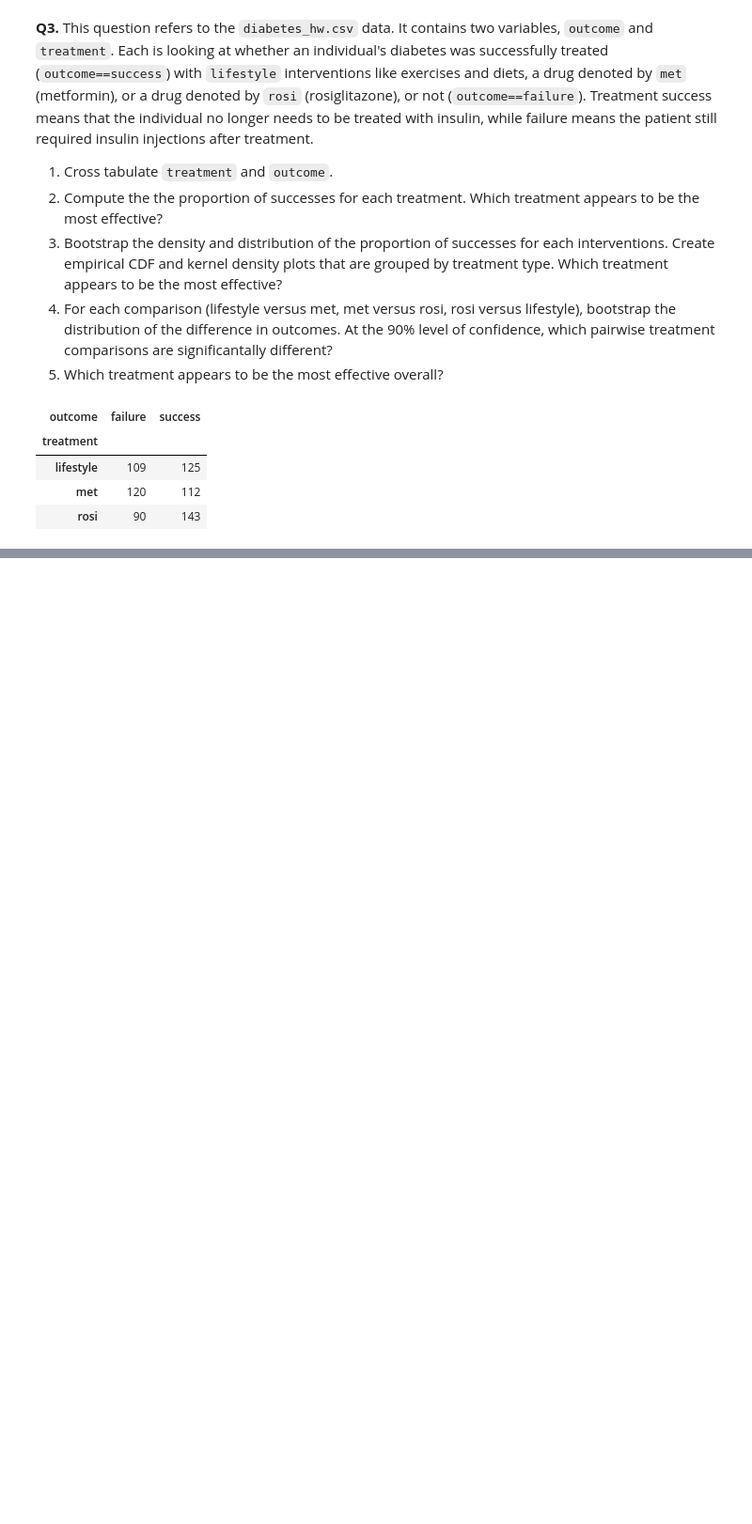
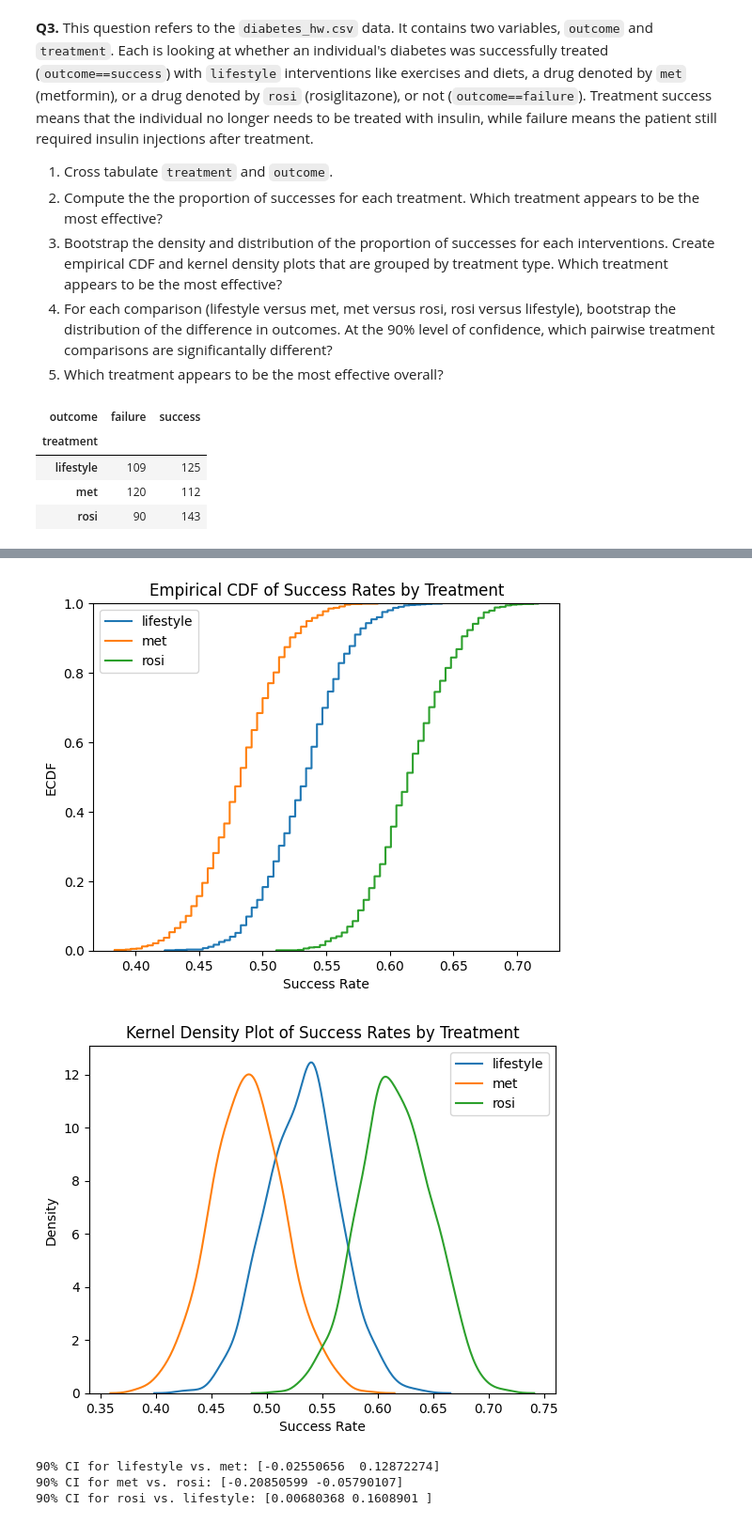
Before and after one commit to Troy-S-Meink/Bootstrap, a Jupyter notebook: assignment_5.ipynb, the cells around one changed output, grey strips where cells are left out. Shown at 94% size. Cells and saved outputs as stored; diff of their text form; code cells hidden in the pictures; blank space fills up the shorter version.

```diff
--- a/assignment_5.ipynb
+++ b/assignment_5.ipynb
@@ -121,0 +137,54 @@ pd.crosstab(diabetes_df['treatment'], diabetes_df['outcome'])
+# %%
+# 3.
+# Number of bootstrap iterations
+n_iterations = 1000
+
+# Create a dictionary to store the bootstrap results for each treatment
+treatment_success_rates = {'lifestyle': [], 'met': [], 'rosi': []}
+
+# Loop through the iterations
+for _ in range(n_iterations):
+    # Resample the data with replacement for each treatment group
+    for treatment in treatment_success_rates.keys():
+        treatment_sample = diabetes_df[diabetes_df['treatment'] == treatment].sample(frac=1, replace=True)
+        # Calculate the success rate for each sample and append to the dictionary
+        treatment_success_rates[treatment].append(treatment_sample['outcome'].value_counts(normalize=True).get('success', 0))
+
+# Create empirical CDF and kernel density plots
+for treatment in treatment_success_rates.keys():
+    sns.ecdfplot(treatment_success_rates[treatment], label=treatment)
+plt.xlabel('Success Rate')
+plt.ylabel('ECDF')
+plt.legend()
+plt.title('Empirical CDF of Success Rates by Treatment')
+plt.show()
+
+for treatment in treatment_success_rates.keys():
+    sns.kdeplot(treatment_success_rates[treatment], label=treatment)
+plt.xlabel('Success Rate')
+plt.ylabel('Density')
+plt.legend()
+plt.title('Kernel Density Plot of Success Rates by Treatment')
+plt.show()
+# %% [output]
+[figure, added]
+[figure, added]
+# %%
+# 4.
+# Calculate differences in means for each comparison
+lifestyle_vs_met = [treatment_success_rates['lifestyle'][i] - treatment_success_rates['met'][i] for i in range(n_iterations)]
+met_vs_rosi = [treatment_success_rates['met'][i] - treatment_success_rates['rosi'][i] for i in range(n_iterations)]
+rosi_vs_lifestyle = [treatment_success_rates['rosi'][i] - treatment_success_rates['lifestyle'][i] for i in range(n_iterations)]
+
+# Calculate the 90% confidence intervals
+lifestyle_vs_met_ci = np.percentile(lifestyle_vs_met, [5, 95])
+met_vs_rosi_ci = np.percentile(met_vs_rosi, [5, 95])
+rosi_vs_lifestyle_ci = np.percentile(rosi_vs_lifestyle, [5, 95])
+
+print(f"90% CI for lifestyle vs. met: {lifestyle_vs_met_ci}")
+print(f"90% CI for met vs. rosi: {met_vs_rosi_ci}")
+print(f"90% CI for rosi vs. lifestyle: {rosi_vs_lifestyle_ci}")
+# %% [output]
+90% CI for lifestyle vs. met: [-0.02550656  0.12872274]
+90% CI for met vs. rosi: [-0.20850599 -0.05790107]
+90% CI for rosi vs. lifestyle: [0.00680368 0.1608901 ]
```
Also changed, not shown: parts of 8 cells of this notebook.
